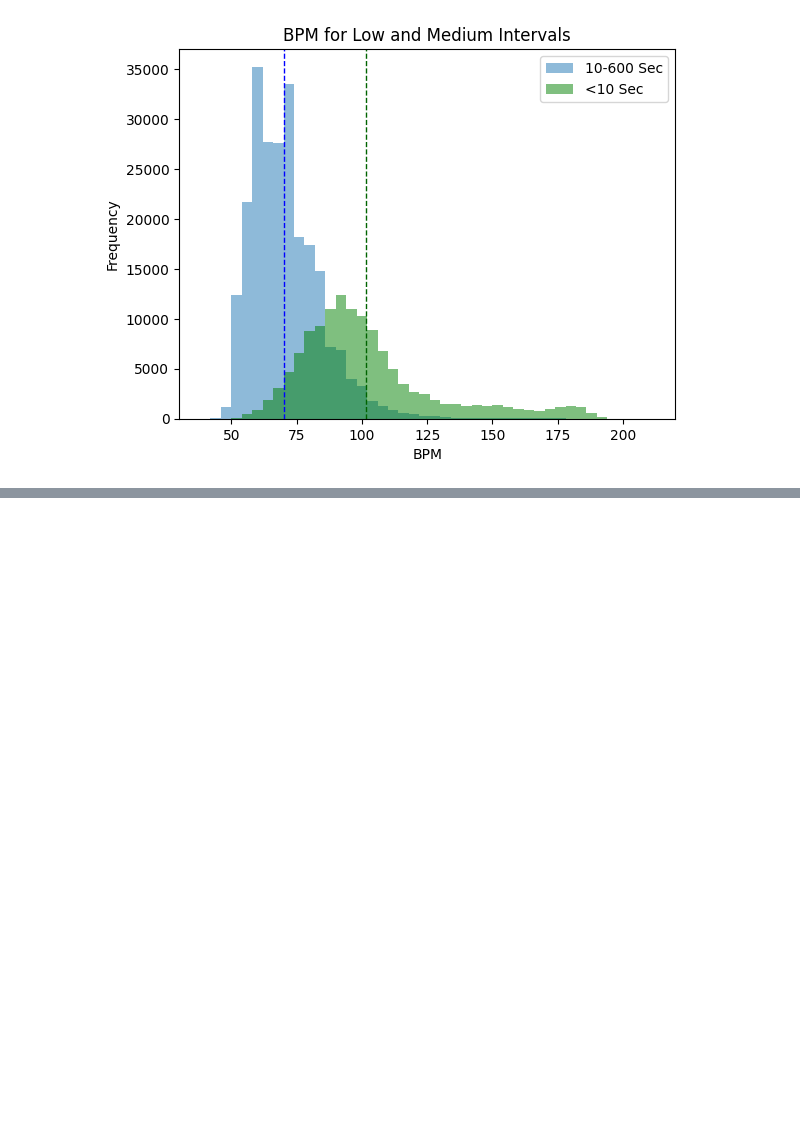
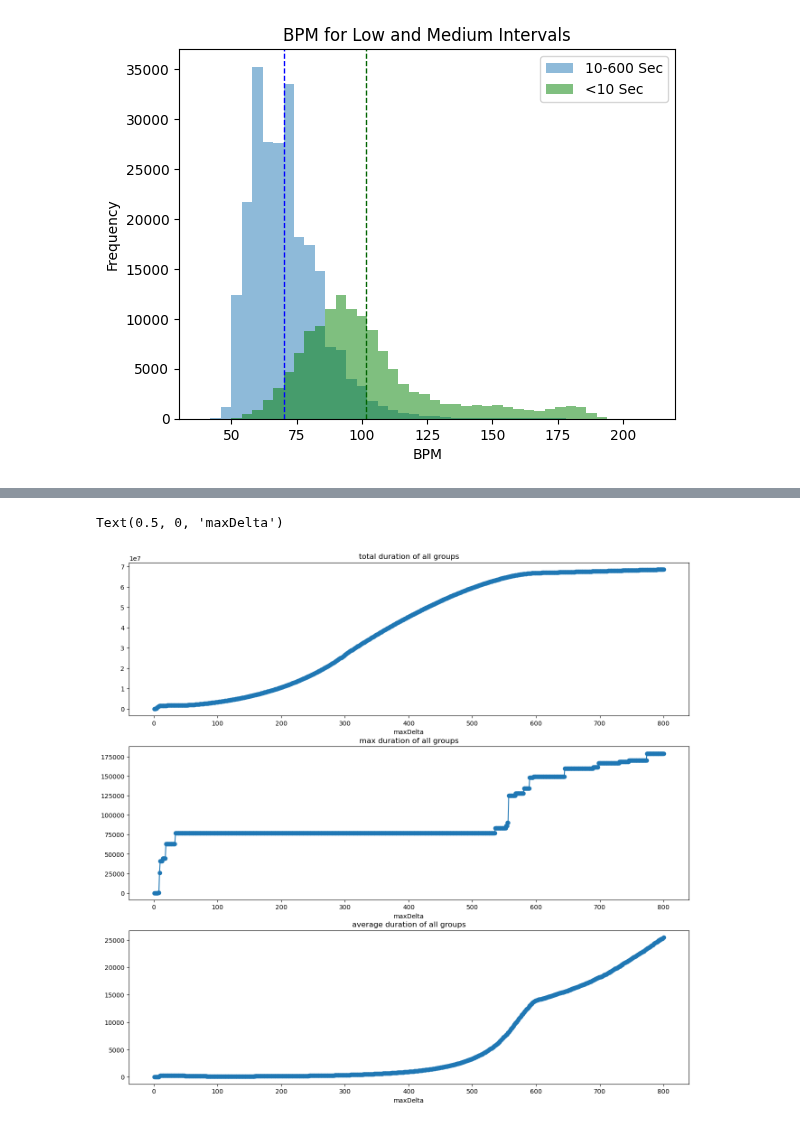
Before and after one commit to AbhikChowdhury6/dataImport, a Jupyter notebook: appleHK/HR/analyzeAppleWatchHR.ipynb, the cells around one changed output, grey strips where cells are left out. Saved outputs shown, nothing was run; the diff lists cells and outputs as text; code cells hidden in the pictures; blank space fills up the shorter version.

```diff
--- a/appleHK/HR/analyzeAppleWatchHR.ipynb
+++ b/appleHK/HR/analyzeAppleWatchHR.ipynb
@@ -235,0 +231,10 @@ mpl.rc_file_defaults()
+# %%
+from collections import OrderedDict
+minGroupTime = pd.Timedelta(seconds=1)
+
+dataod = OrderedDict()
+for maxDelta in range(1,800+1):
+    hrGroups = getHRGroups(AppleWatchHRDf, maxDelta, minGroupTime)
+    hrGroupDurations = [(g[1]-g[0]).total_seconds() for g in hrGroups]
+    dataod[maxDelta] = hrGroupDurations
+    print(f"generated {len(dataod)} groups")
@@ -235,0 +259,18 @@ mpl.rc_file_defaults()
+# %%
+
+total_durations = [sum(dataod[key]) for key in dataod]
+longest_durations = [max(dataod[key]) for key in dataod]
+average_durations = [sum(dataod[key]) / len(dataod[key]) for key in dataod]
+fig, axs = plt.subplots(3, 1, figsize=(16, 15))
+axs[0].set_title('total duration of all groups')
+axs[0].plot(list(dataod.keys()), total_durations, marker='o')
+axs[0].set_xlabel('maxDelta')
+axs[1].set_title('max duration of all groups')
+axs[1].plot(list(dataod.keys()), longest_durations, marker='o')
+axs[1].set_xlabel('maxDelta')
+axs[2].set_title('average duration of all groups')
+axs[2].plot(list(dataod.keys()), average_durations, marker='o')
+axs[2].set_xlabel('maxDelta')
+# %% [output]
+Text(0.5, 0, 'maxDelta')
+[figure, added]
```
Also changed, not shown: parts of 13 cells of this notebook, 1 other file.
